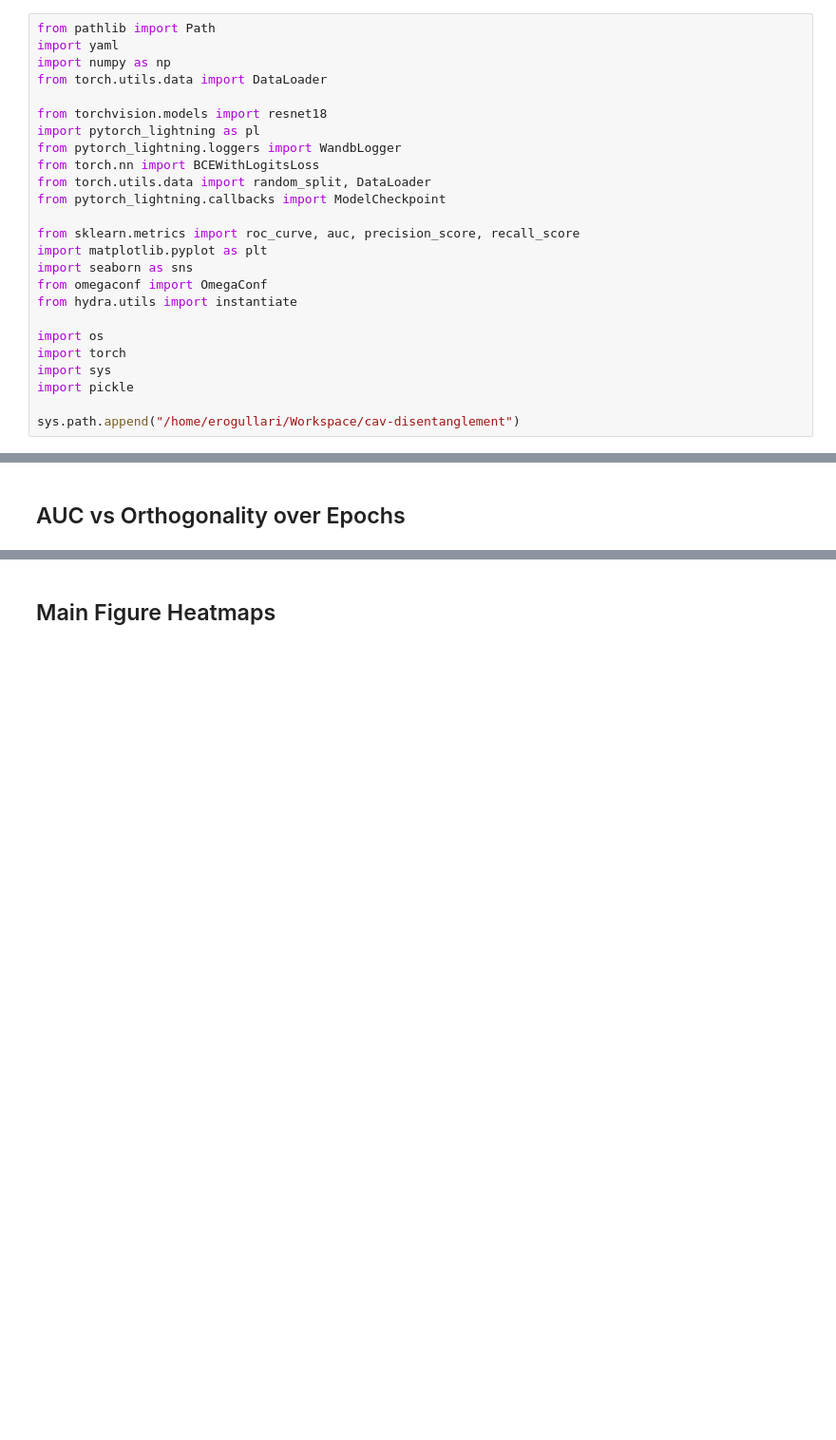
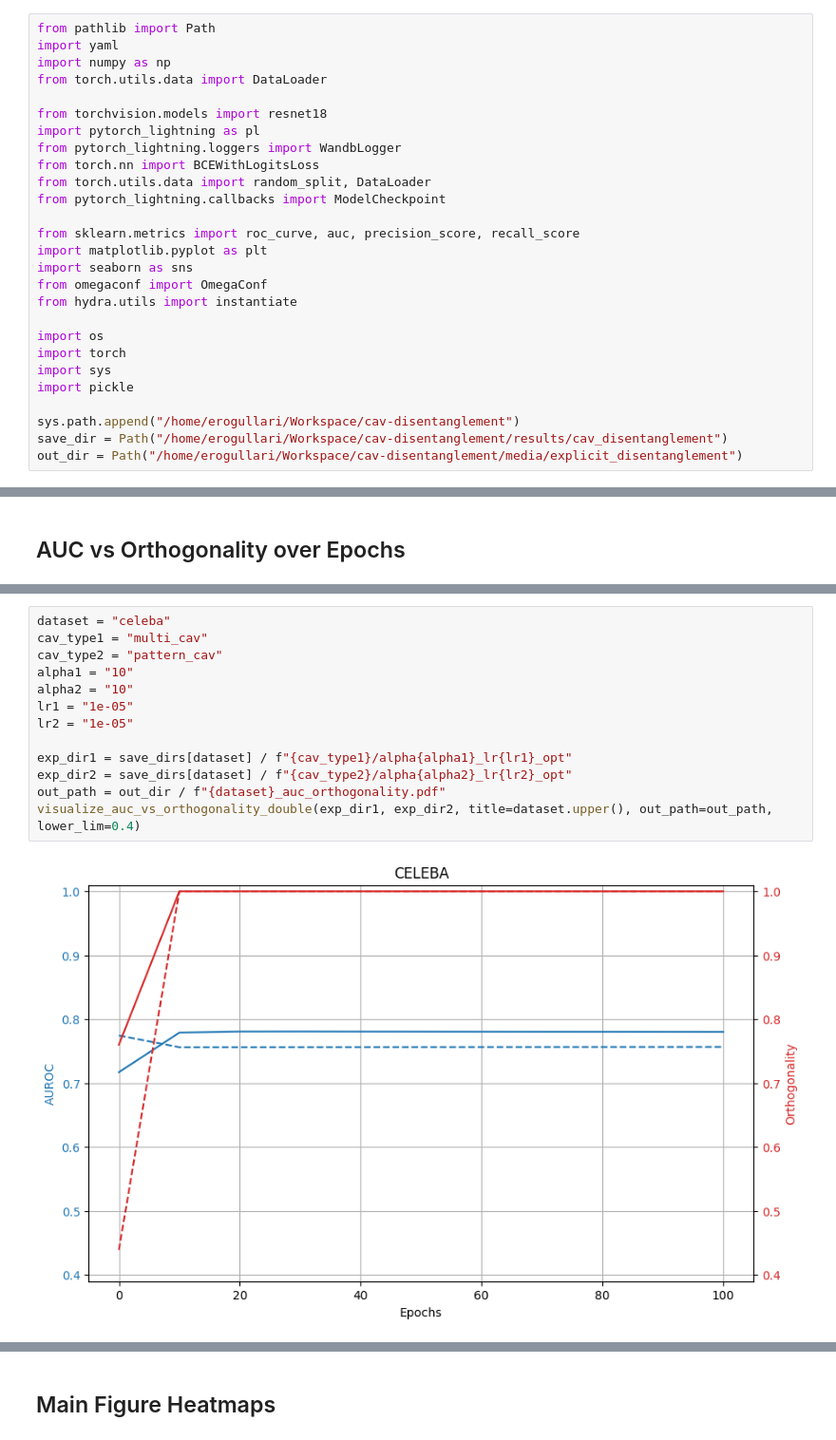
Before and after one commit to erenerogullari/cav-disentanglement, a Jupyter notebook: notebooks/explicit_disentanglement.ipynb, the cells around one changed output, grey strips where cells are left out. Shown at 95% size. Saved outputs shown, nothing was run; the diff lists cells and outputs as text; blank space fills up the shorter version.

```diff
--- a/notebooks/experiment_figures.ipynb
+++ b/notebooks/explicit_disentanglement.ipynb
@@ -23,6 +23,8 @@ import sys
 import pickle
 
 sys.path.append("/home/erogullari/Workspace/cav-disentanglement")
+save_dir = Path("/home/erogullari/Workspace/cav-disentanglement/results/cav_disentanglement")
+out_dir = Path("/home/erogullari/Workspace/cav-disentanglement/media/explicit_disentanglement")
 # %%
 from utils.cav import compute_cavs
 
@@ -105,0 +179,15 @@ visualize_auc_vs_orthogonality(exp_dir, title=dataset.upper(), out_path=None)
+# %%
+dataset = "celeba"
+cav_type1 = "multi_cav"
+cav_type2 = "pattern_cav"
+alpha1 = "10"
+alpha2 = "10"
+lr1 = "1e-05"
+lr2 = "1e-05"
+
+exp_dir1 = save_dirs[dataset] / f"{cav_type1}/alpha{alpha1}_lr{lr1}_opt"
+exp_dir2 = save_dirs[dataset] / f"{cav_type2}/alpha{alpha2}_lr{lr2}_opt"
+out_path = out_dir / f"{dataset}_auc_orthogonality.pdf"
+visualize_auc_vs_orthogonality_double(exp_dir1, exp_dir2, title=dataset.upper(), out_path=out_path, lower_lim=0.4)
+# %% [output]
+[figure, added]
```
Also changed, not shown: parts of 36 cells of this notebook, 14 other files.
